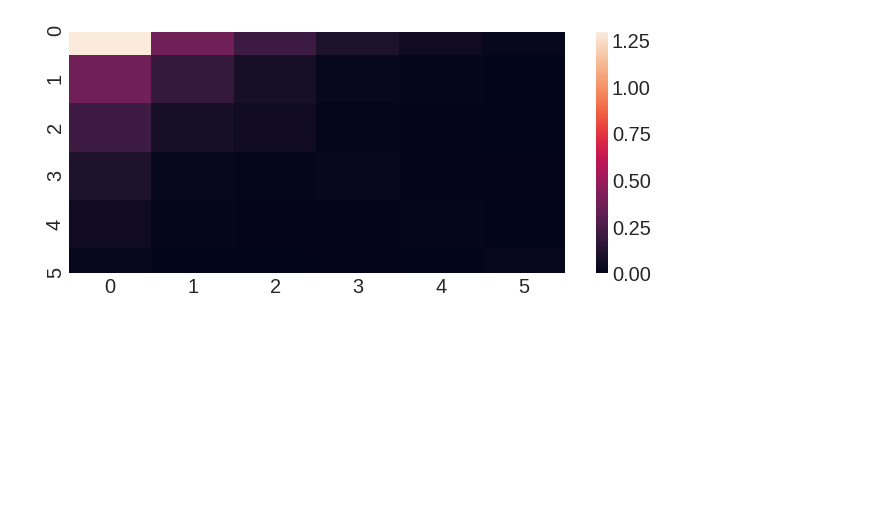
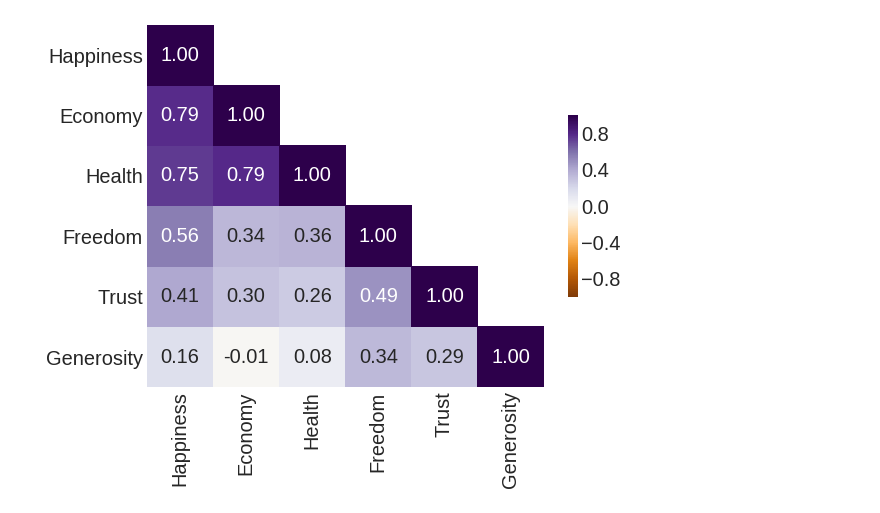
Before and after one commit to asdfbat/FYS-STK4155, a Jupyter notebook: Project2/src/world_happiness_dataclean.ipynb, the cells around one changed output. Cells and saved outputs as stored; diff of their text form; code cells hidden in the pictures; blank space fills up the shorter version.

```diff
--- a/Project2/src/world_happiness_dataclean.ipynb
+++ b/Project2/src/world_happiness_dataclean.ipynb
@@ -59,2 +72,2 @@ plt.tight_layout()
 # %%
-corner.corner(data_df[parameter_names[2:]])
+corr = data_df[parameter_names[2:]].corr()[::-1]
@@ -66,4 +74,9 @@ cov = np.cov(data_df[parameter_names[2:]].T)
-# %%
-sns.heatmap(cov);
-# %% [output]
-[figure, removed]
+# %%
+with sns.axes_style("white"):
+    plt.figure(figsize=(8,6))
+    mask = np.zeros_like(corr, dtype=np.bool)
+    mask[np.triu_indices_from(mask, k=1)] = True
+    sns.heatmap(corr, mask=mask[::-1], annot=True, fmt=".2f", cmap="PuOr", vmin=-1, vmax=1)
+    plt.ylim(0.0, 6.0);
+# %% [output]
+[figure, added]
```
Also changed, not shown: parts of 9 cells of this notebook, 2 other files.
